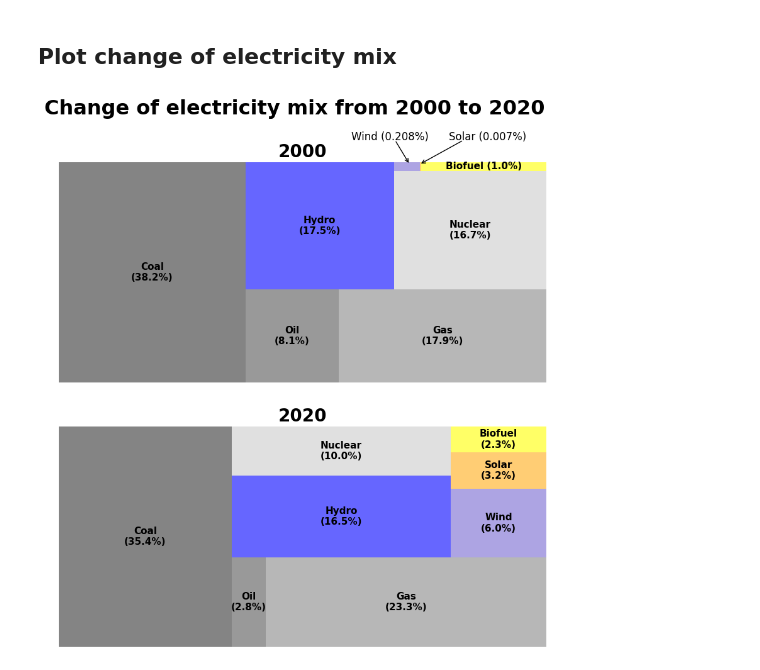
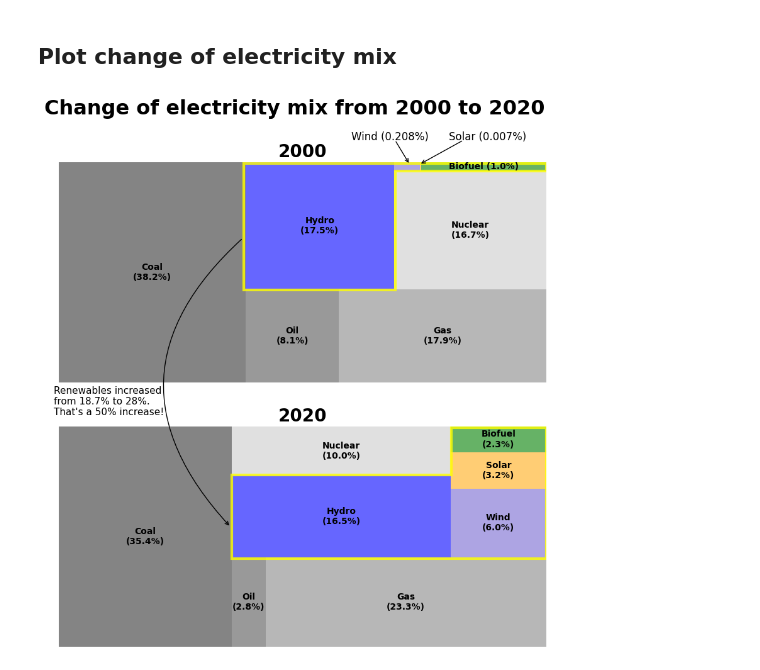
Before and after one commit to Davee02/HSLU, a Jupyter notebook: sem3/dviz/final-project/final_article/charts.ipynb, the cells around one changed output. Drawn from its saved outputs; the diff is of its cells as text; code cells hidden in the pictures.

```diff
--- a/sem3/dviz/final-project/final_article/charts.ipynb
+++ b/sem3/dviz/final-project/final_article/charts.ipynb
@@ -15,10 +15,10 @@ region_colors = {
     'Africa': 'brown',
     'Asia': 'red',
     'Europe': 'blue',
-    'North America': 'purple',
+    'North America': 'green',
     'Oceania': 'teal',
     'South America': 'orange',
-} # https://chat.openai.com/c/56763276-765f-4fc0-acb1-4a67548b821e
+}
 # %%
 technology_color_dict = {
     "Solar": "orange",
@@ -260,7 +260,7 @@ def add_annotations_country(region, value_placement, amount, color):
         amount (float): The amount that will be displayed in the annotation.
         color (str): The color of the annotation text.
     """
-    ax.text(2020.3, value_placement, f'{region} {amount:.0f} TWh', fontsize=9, color=color, fontweight='bold', alpha=0.8)
+    ax.text(2020.3, value_placement, f'{region} {amount:,.0f} TWh', fontsize=9, color=color, fontweight='bold', alpha=0.8)
 
 
 # We manually define the labels, values and position that will be displayed on the right of the graph
@@ -422,7 +422,7 @@ first_year_data = electricity_mix_data[electricity_mix_data['year'] == from_year
 last_year_data = electricity_mix_data[electricity_mix_data['year'] == to_year].drop(columns=['country', 'year', 'iso_code']).T
 
 #        Coal      Oil       Gas       Hydro   Nuclear    Wind     Solar     Biofuel
-colors= ['#333333','#555555','#888888','blue','#cccccc','#7767D1','#FFAD17', 'yellow']
+colors = ['#333333','#555555','#888888','blue','#cccccc','#7767D1','#FFAD17', 'green']
 
 first_year_labels = [str.capitalize(str.split(first_year_data.index[i], "_")[0]) for i in range(len(first_year_data))]
 last_year_labels = [str.capitalize(str.split(last_year_data.index[i], "_")[0]) for i in range(len(last_year_data))]
@@ -442,34 +442,60 @@ for i in range(len(first_year_data)):
 for i in range(len(last_year_data)):
     last_year_labels[i] += f'\n({last_year_data.values[i][0]:.1f}%)'
 
 text_kwargs = {
-    'fontsize': 11,
-    'fontweight': 'bold'
+    'fontsize': 10,
+    'fontweight': 'bold',
+    'zorder': 100
 }
 
 squarify.plot(sizes=first_year_data.values, label=first_year_labels, alpha=0.6, ax=axs[0], color=colors, text_kwargs=text_kwargs)
 squarify.plot(sizes=last_year_data.values, label=last_year_labels, alpha=0.6, ax=axs[1], color=colors, text_kwargs=text_kwargs)
 axs[0].set_axis_off()
 axs[1].set_axis_off()
 
 # Write the title of the graph
 fig.suptitle('Change of electricity mix from 2000 to 2020', fontsize=23, fontweight = 'bold')
 
 axs[0].set_title(f'{from_year}', fontsize=20, fontweight = 'bold')
 axs[1].set_title(f'{to_year}', fontsize=20, fontweight = 'bold')
 
 # Add annotation for wind in 2000
 axs[0].annotate("", xytext=(69, 110), xy=(72, 99),
             arrowprops=dict(arrowstyle="->"), transform=axs[0].transAxes)
 
 axs[0].text(x=60, y=110, s=f"Wind (0.208%)",
                    color="black", fontsize=12)
 
 # Add annotation for solar in 2000
 axs[0].annotate("", xytext=(83, 110), xy=(74, 99),
             arrowprops=dict(arrowstyle="->"), transform=axs[0].transAxes)
 
 axs[0].text(x=80, y=110, s=f"Solar (0.007%)",
-                   color="black", fontsize=12);
+                   color="black", fontsize=12)
+
+# draw polygon around hydro, wind and solar in 2000 and 2020
+highlighing_color = "yellow"
+highlighing_alpha = 0.8
+
+first_poly = plt.Polygon([[38, 42], [69, 42], [69, 96], [100, 96], [100, 99.5], [38, 99.5]], fill=False, edgecolor=highlighing_color, linewidth=3, alpha=highlighing_alpha)
+second_poly = plt.Polygon([[35.5, 40], [100, 40], [100, 99.5], [80.5, 99.5], [80.5, 78], [35.5, 78]], fill=False, edgecolor=highlighing_color, linewidth=3, alpha=highlighing_alpha)
+axs[0].add_patch(first_poly)
+axs[1].add_patch(second_poly)
+
+# draw arrow from renawables in 2000 to 2020
+arrow = patches.ConnectionPatch(
+    [37.5, 65],
+    [35, 55],
+    coordsA=axs[0].transData,
+    coordsB=axs[1].transData,
+    color="black",
+    arrowstyle="->",  # "normal" arrow
+    connectionstyle="arc3,rad=0.5",
+)
+fig.patches.append(arrow)
+
+# add annotation for increase
+axs[0].text(x=-1, y=-15, s=f"Renewables increased\nfrom 18.7% to 28%.\nThat's a 50% increase!",
+                   color="black", fontsize=11);
 # %% [output]
-[figure, old version]
+[figure, new version]
```
Also changed, not shown: parts of 3 cells of this notebook, 5 other files.
